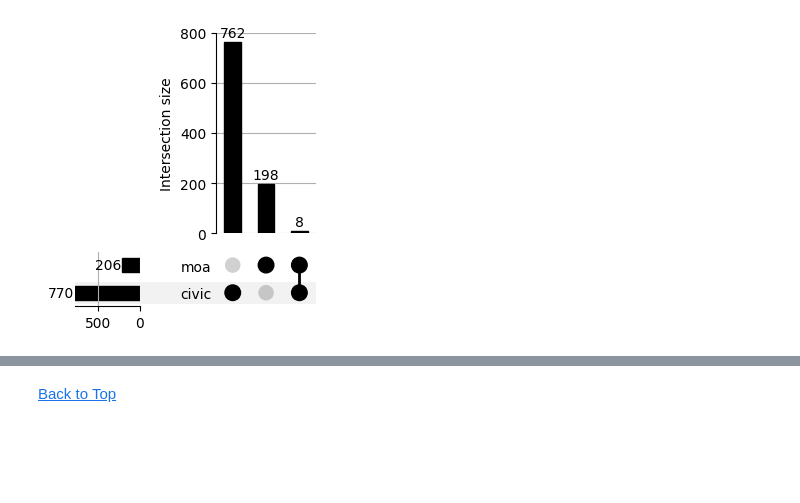
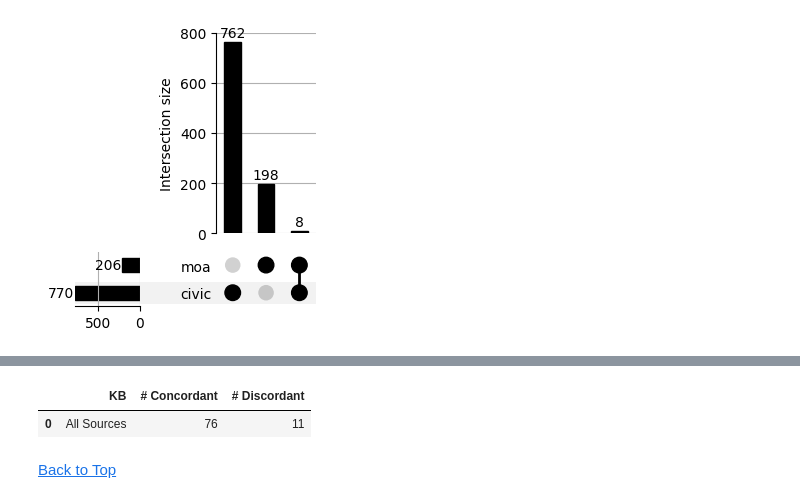
Before and after one commit to cancervariants/metakb, a Jupyter notebook: notebooks/evidence.ipynb, the cells around one changed output, grey strips where cells are left out. Cells and saved outputs as stored; diff of their text form; code cells hidden in the pictures; blank space fills up the shorter version.

```diff
--- a/notebooks/evidence.ipynb
+++ b/notebooks/evidence.ipynb
@@ -422,0 +444,26 @@ For example, when doing 'df[col].method(value, inplace=True)', try using 'df.met
+# %%
+concordance_counts = data['statement_no_pred'].value_counts().rename_axis('Unique Statements').reset_index(name='counts')
+concordance_counts = concordance_counts[concordance_counts['counts']>1]
+
+concordance_counts['agreement'] = None
+for idx, row in concordance_counts.iterrows():
+    tdf = data[data['statement_no_pred']==(row['Unique Statements'])]
+    counts = count_predicate_occurrences(tdf)
+    concordance_counts.at[idx, 'agreement'] = calculate_agreement_metric(counts)
+
+concordance_counts
+
+concordance_counts['Concordance'] = concordance_counts['agreement'].apply(lambda x: x==1)
+graph = concordance_counts['Concordance'].value_counts().rename_axis('Concordance').reset_index(name='All Sources')
+graph
+# TODO: Clean up this graph, new_graph junk
+new_graph = {
+    'KB': ['All Sources'],
+    '# Concordant': [graph.loc[graph['Concordance'] == True, 'All Sources'].values[0]],
+    '# Discordant': [graph.loc[graph['Concordance'] == False, 'All Sources'].values[0]]
+}
+new_graph = pd.DataFrame(new_graph)
+new_graph
+# %% [output]
+|  | KB | # Concordant | # Discordant |
+| 0 | All Sources | 76 | 11 |
```
Also changed, not shown: parts of 17 cells of this notebook.
